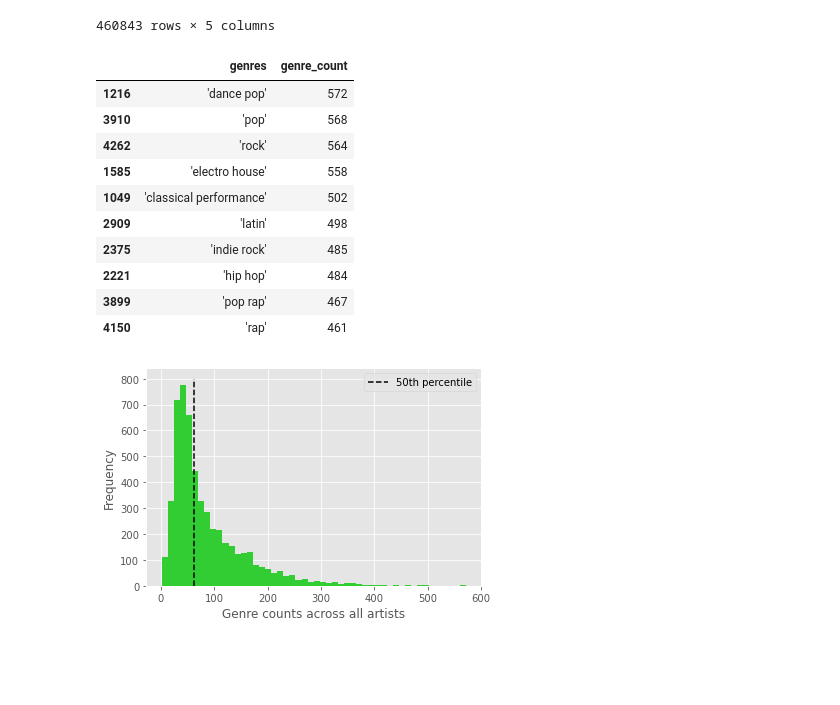
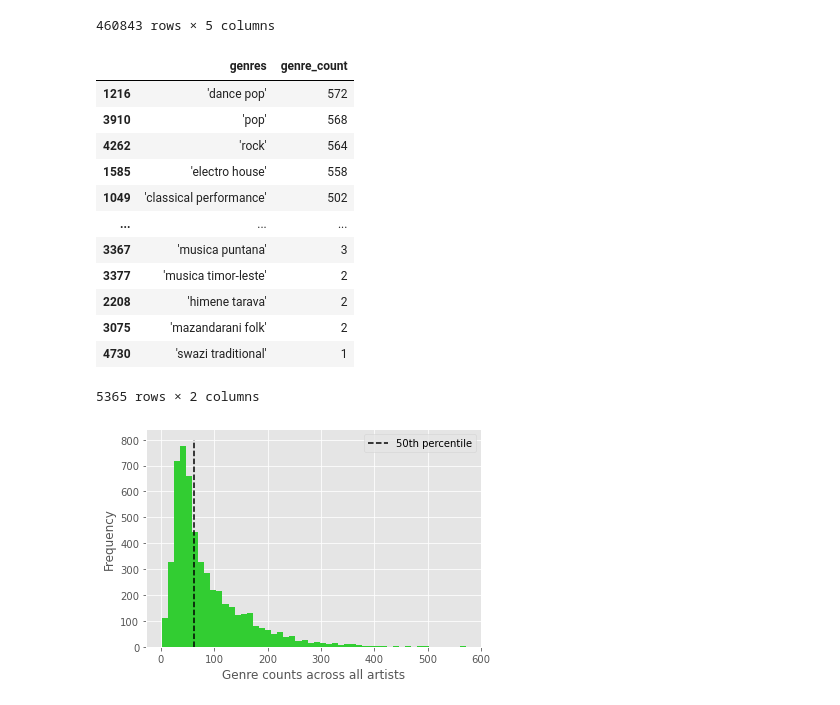
Before and after one commit to mattslatt/music_in_motion_acoustic_signatures, a Jupyter notebook: notebooks/artists.ipynb, the cells around one changed output. Saved outputs shown, nothing was run; the diff lists cells and outputs as text; code cells hidden in the pictures; blank space fills up the shorter version.

```diff
--- a/notebooks/artists.ipynb
+++ b/notebooks/artists.ipynb
@@ -85,23 +92,25 @@ genre_split
 # %%
 # Create a new dataframe for genre counts
 
 genre_count = genre_split.groupby('genres').count().copy()
-genre_count['genre_count'] = g_count['id']
+genre_count['genre_count'] = genre_count['id']
 genre_count = genre_count.reset_index()
 genre_count = genre_count[['genres', 'genre_count']]
-genre_count.sort_values('genre_count', ascending=False).head(10)
+genre_count.sort_values('genre_count', ascending=False)
 # %% [output]
 |  | genres | genre_count |
 | 1216 | 'dance pop' | 572 |
 | 3910 | 'pop' | 568 |
 | 4262 | 'rock' | 564 |
 | 1585 | 'electro house' | 558 |
 | 1049 | 'classical performance' | 502 |
-| 2909 | 'latin' | 498 |
-| 2375 | 'indie rock' | 485 |
-| 2221 | 'hip hop' | 484 |
-| 3899 | 'pop rap' | 467 |
-| 4150 | 'rap' | 461 |
+| ... | ... | ... |
+| 3367 | 'musica puntana' | 3 |
+| 3377 | 'musica timor-leste' | 2 |
+| 2208 | 'himene tarava' | 2 |
+| 3075 | 'mazandarani folk' | 2 |
+| 4730 | 'swazi traditional' | 1 |
+5365 rows × 2 columns
 # %%
 # How common are genres typically?
 
```
Also changed, not shown: parts of 8 cells of this notebook, 6 other files.
